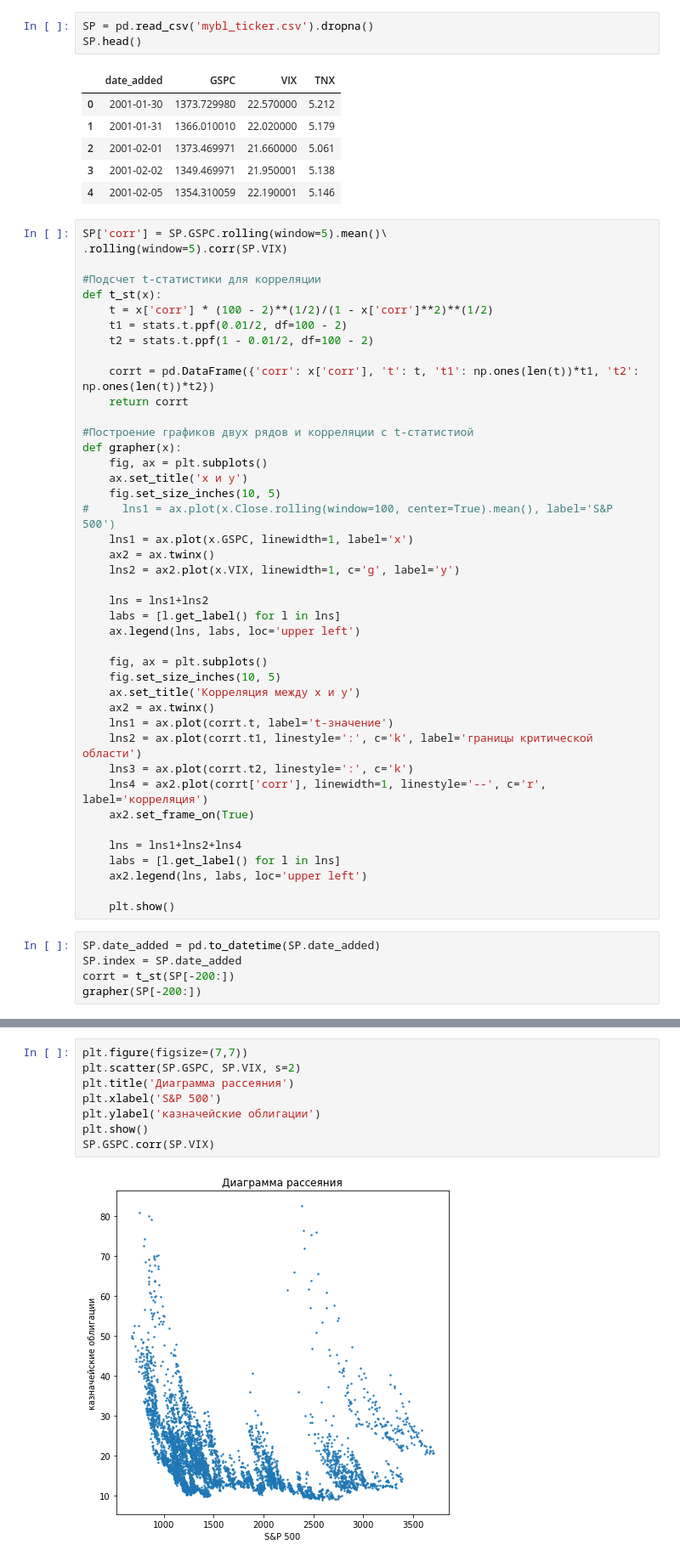
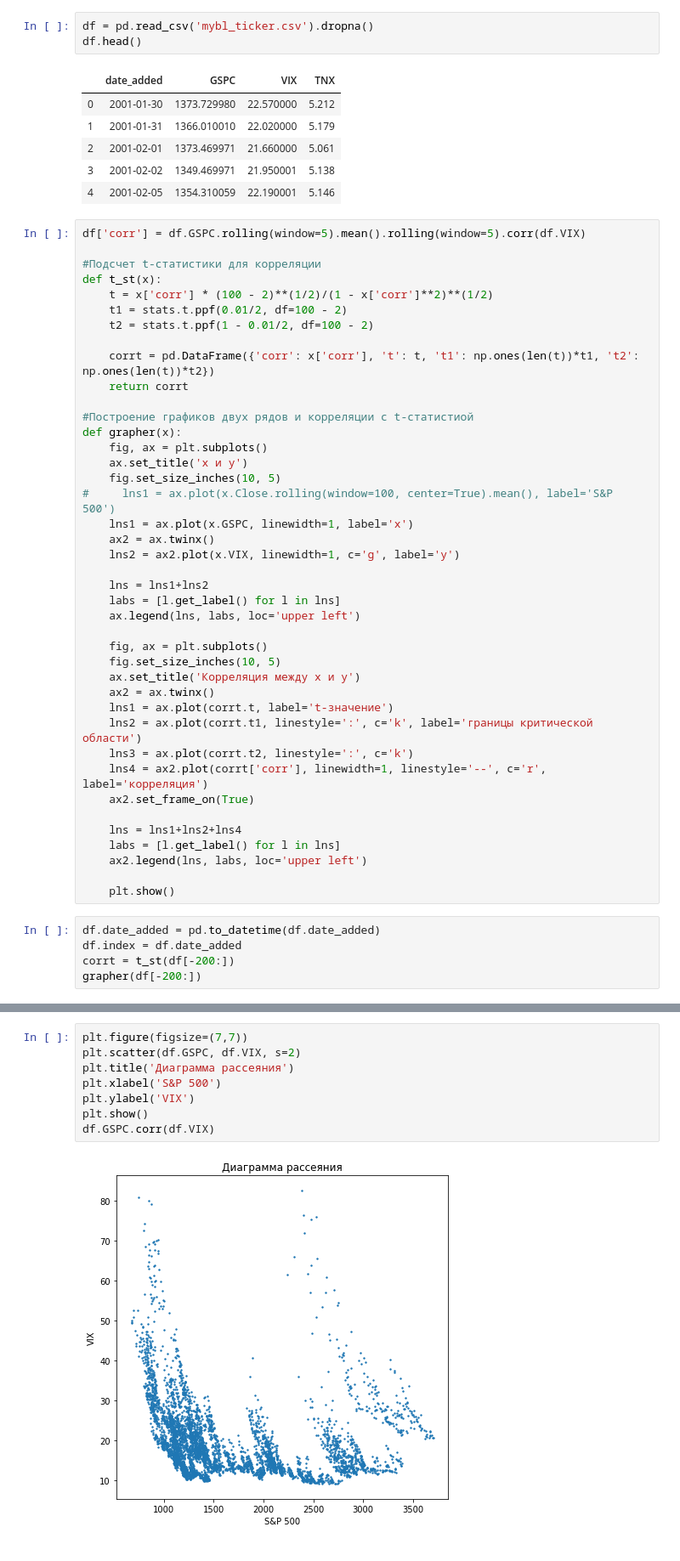
Before and after one commit to ksn38/fin, a Jupyter notebook: cor.ipynb, the cells around one changed output, grey strips where cells are left out. Shown at 85% size. Drawn from its saved outputs; the diff is of its cells as text.

```diff
--- a/cor.ipynb
+++ b/cor.ipynb
@@ -6,8 +6,8 @@ import matplotlib.dates as mdates
 from scipy import stats
 import dill
 # %%
-SP = pd.read_csv('mybl_ticker.csv').dropna()
-SP.head()
+df = pd.read_csv('mybl_ticker.csv').dropna()
+df.head()
 # %% [output]
 |  | date_added | GSPC | VIX | TNX |
 | 0 | 2001-01-30 | 1373.729980 | 22.570000 | 5.212 |
@@ -16,8 +16,7 @@ SP.head()
 | 3 | 2001-02-02 | 1349.469971 | 21.950001 | 5.138 |
 | 4 | 2001-02-05 | 1354.310059 | 22.190001 | 5.146 |
 # %%
-SP['corr'] = SP.GSPC.rolling(window=5).mean()\
-.rolling(window=5).corr(SP.VIX)
+df['corr'] = df.GSPC.rolling(window=5).mean().rolling(window=5).corr(df.VIX)
 
 #Подсчет t-статистики для корреляции
 def t_st(x):
@@ -58,8 +57,8 @@ def grapher(x):
 
     plt.show()
 # %%
-SP.date_added = pd.to_datetime(SP.date_added)
-SP.index = SP.date_added
-corrt = t_st(SP[-200:])
-grapher(SP[-200:])
+df.date_added = pd.to_datetime(df.date_added)
+df.index = df.date_added
+corrt = t_st(df[-200:])
+grapher(df[-200:])
 # %% [output]
@@ -67,11 +70,11 @@ grapher(SP[-200:])
 [figure]
 # %%
 plt.figure(figsize=(7,7))
-plt.scatter(SP.GSPC, SP.VIX, s=2)
+plt.scatter(df.GSPC, df.VIX, s=2)
 plt.title('Диаграмма рассеяния')
 plt.xlabel('S&P 500')
-plt.ylabel('казначейские облигации')
+plt.ylabel('VIX')
 plt.show()
-SP.GSPC.corr(SP.VIX)
+df.GSPC.corr(df.VIX)
 # %% [output]
-[figure, old version]
+[figure, new version]
```
Also changed, not shown: parts of 20 cells of this notebook, 1 other file.
